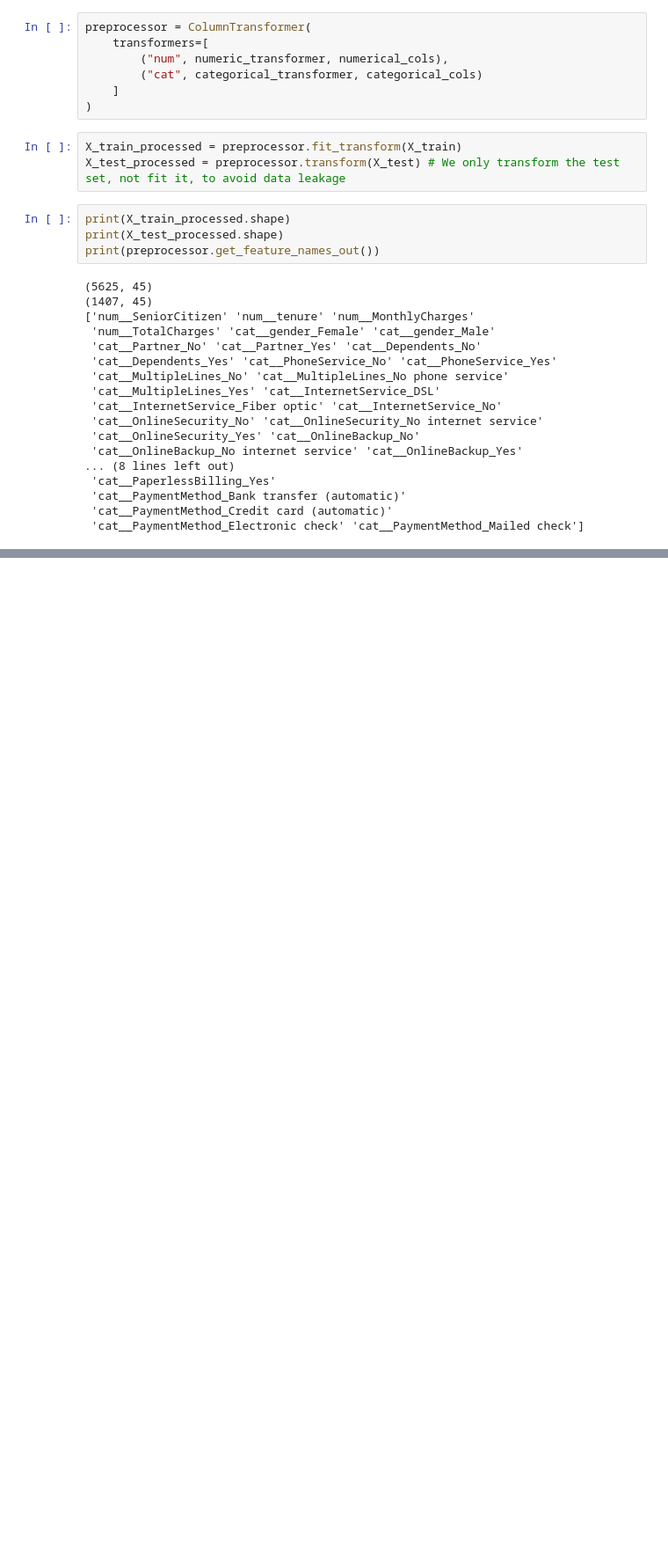
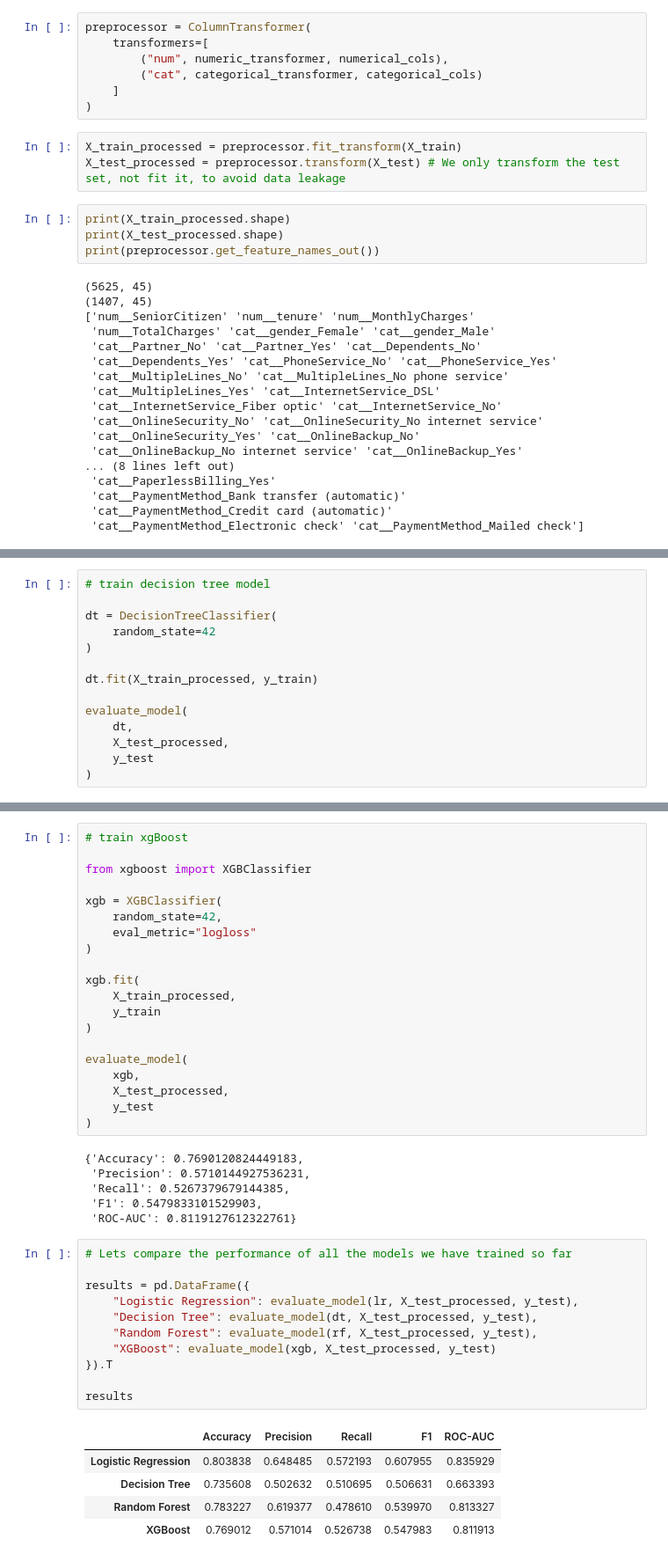
Before and after one commit to salonapaliwal7/customer-churn-platform, a Jupyter notebook: notebooks/03_data_preprocessing_and_model_building.ipynb, the cells around one changed output, grey strips where cells are left out. Shown at 88% size. Drawn from its saved outputs; the diff is of its cells as text; blank space fills up the shorter version.

Commit message:
Train and evaluate baseline machine learning models

```diff
--- a/notebooks/03_data_preprocessing.ipynb
+++ b/notebooks/03_data_preprocessing_and_model_building.ipynb
@@ -233,0 +279,14 @@ print(preprocessor.get_feature_names_out())
+# %%
+# train decision tree model
+
+dt = DecisionTreeClassifier(
+    random_state=42
+)
+
+dt.fit(X_train_processed, y_train)
+
+evaluate_model(
+    dt,
+    X_test_processed,
+    y_test
+)
@@ -233,0 +322,43 @@ print(preprocessor.get_feature_names_out())
+# %%
+# train xgBoost
+
+from xgboost import XGBClassifier
+
+xgb = XGBClassifier(
+    random_state=42,
+    eval_metric="logloss"
+)
+
+xgb.fit(
+    X_train_processed,
+    y_train
+)
+
+evaluate_model(
+    xgb,
+    X_test_processed,
+    y_test
+)
+# %% [output]
+{'Accuracy': 0.7690120824449183,
+ 'Precision': 0.5710144927536231,
+ 'Recall': 0.5267379679144385,
+ 'F1': 0.5479833101529903,
+ 'ROC-AUC': 0.8119127612322761}
+# %%
+# Lets compare the performance of all the models we have trained so far
+
+results = pd.DataFrame({
+    "Logistic Regression": evaluate_model(lr, X_test_processed, y_test),
+    "Decision Tree": evaluate_model(dt, X_test_processed, y_test),
+    "Random Forest": evaluate_model(rf, X_test_processed, y_test),
+    "XGBoost": evaluate_model(xgb, X_test_processed, y_test)
+}).T
+
+results
+# %% [output]
+|  | Accuracy | Precision | Recall | F1 | ROC-AUC |
+| Logistic Regression | 0.803838 | 0.648485 | 0.572193 | 0.607955 | 0.835929 |
+| Decision Tree | 0.735608 | 0.502632 | 0.510695 | 0.506631 | 0.663393 |
+| Random Forest | 0.783227 | 0.619377 | 0.478610 | 0.539970 | 0.813327 |
+| XGBoost | 0.769012 | 0.571014 | 0.526738 | 0.547983 | 0.811913 |
```
Also changed, not shown: parts of 8 cells of this notebook.
